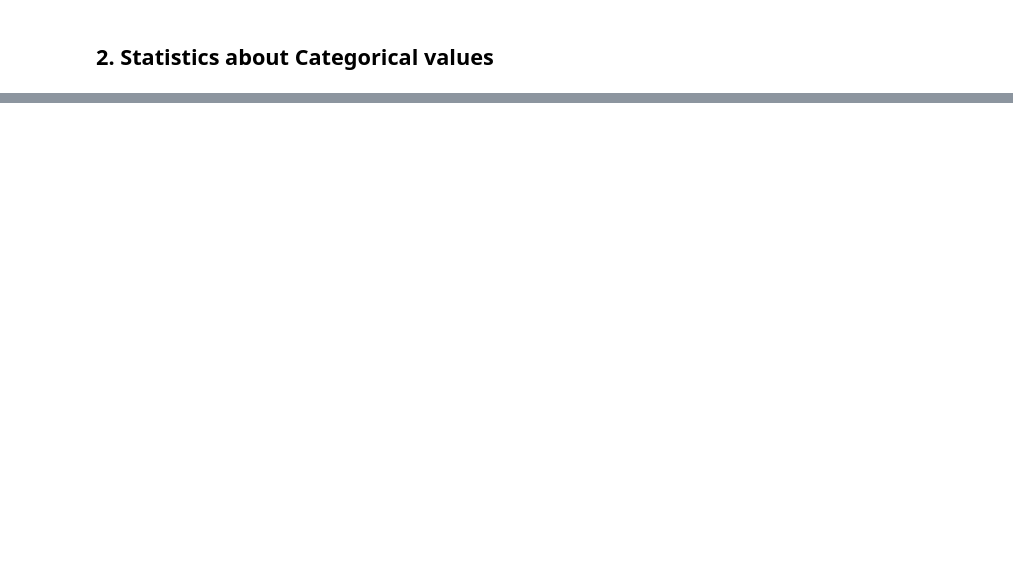
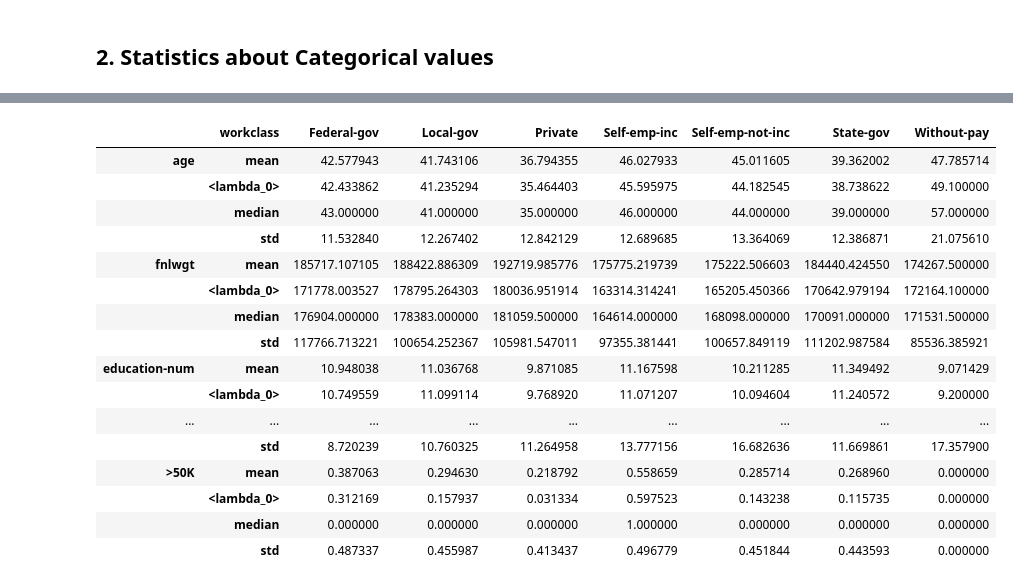
Before and after one commit to QiS9596/5243ExploratoryDataAnalysis, a Jupyter notebook: scripts/Lab1.ipynb, the cells around one changed output, grey strips where cells are left out. Saved outputs shown, nothing was run; the diff lists cells and outputs as text; code cells hidden in the pictures; blank space fills up the shorter version.

```diff
--- a/scripts/Lab1.ipynb
+++ b/scripts/Lab1.ipynb
@@ -89,0 +226,20 @@ KeyError: ("None of [Index([' State-gov', ' Self-emp-not-inc', ' Private', ' Pri
+# %%
+adult.groupby('workclass').agg(['mean', lambda x: trim_mean(x, 0.2), 'median', 'std']).T
+# %% [output]
+|  | workclass | Federal-gov | Local-gov | Private | Self-emp-inc | Self-emp-not-inc | State-gov | Without-pay |
+| age | mean | 42.577943 | 41.743106 | 36.794355 | 46.027933 | 45.011605 | 39.362002 | 47.785714 |
+|  | <lambda_0> | 42.433862 | 41.235294 | 35.464403 | 45.595975 | 44.182545 | 38.738622 | 49.100000 |
+|  | median | 43.000000 | 41.000000 | 35.000000 | 46.000000 | 44.000000 | 39.000000 | 57.000000 |
+|  | std | 11.532840 | 12.267402 | 12.842129 | 12.689685 | 13.364069 | 12.386871 | 21.075610 |
+| fnlwgt | mean | 185717.107105 | 188422.886309 | 192719.985776 | 175775.219739 | 175222.506603 | 184440.424550 | 174267.500000 |
+|  | <lambda_0> | 171778.003527 | 178795.264303 | 180036.951914 | 163314.314241 | 165205.450366 | 170642.979194 | 172164.100000 |
+|  | median | 176904.000000 | 178383.000000 | 181059.500000 | 164614.000000 | 168098.000000 | 170091.000000 | 171531.500000 |
+|  | std | 117766.713221 | 100654.252367 | 105981.547011 | 97355.381441 | 100657.849119 | 111202.987584 | 85536.385921 |
+| education-num | mean | 10.948038 | 11.036768 | 9.871085 | 11.167598 | 10.211285 | 11.349492 | 9.071429 |
+|  | <lambda_0> | 10.749559 | 11.099114 | 9.768920 | 11.071207 | 10.094604 | 11.240572 | 9.200000 |
+| ... | ... | ... | ... | ... | ... | ... | ... | ... |
+|  | std | 8.720239 | 10.760325 | 11.264958 | 13.777156 | 16.682636 | 11.669861 | 17.357900 |
+| >50K | mean | 0.387063 | 0.294630 | 0.218792 | 0.558659 | 0.285714 | 0.268960 | 0.000000 |
+|  | <lambda_0> | 0.312169 | 0.157937 | 0.031334 | 0.597523 | 0.143238 | 0.115735 | 0.000000 |
+|  | median | 0.000000 | 0.000000 | 0.000000 | 1.000000 | 0.000000 | 0.000000 | 0.000000 |
+|  | std | 0.487337 | 0.455987 | 0.413437 | 0.496779 | 0.451844 | 0.443593 | 0.000000 |
```
Also changed, not shown: parts of 17 cells of this notebook, 1 other file.
